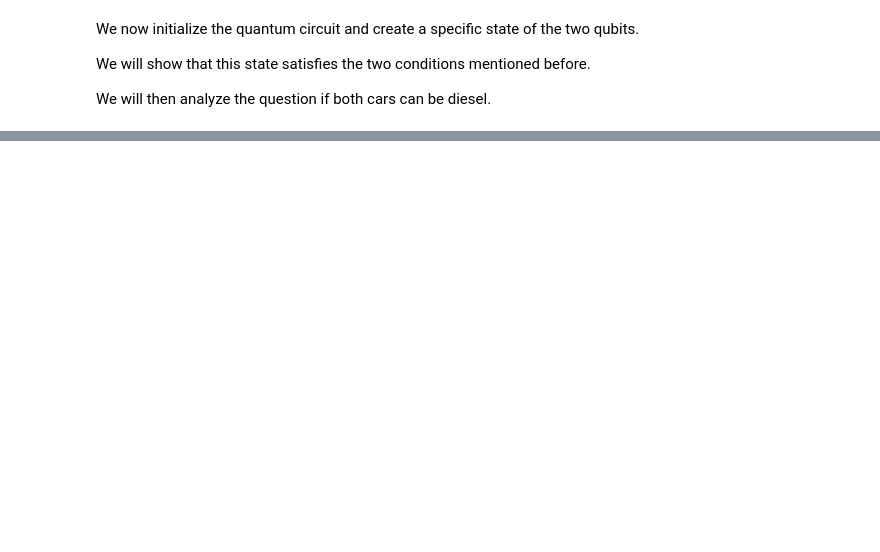
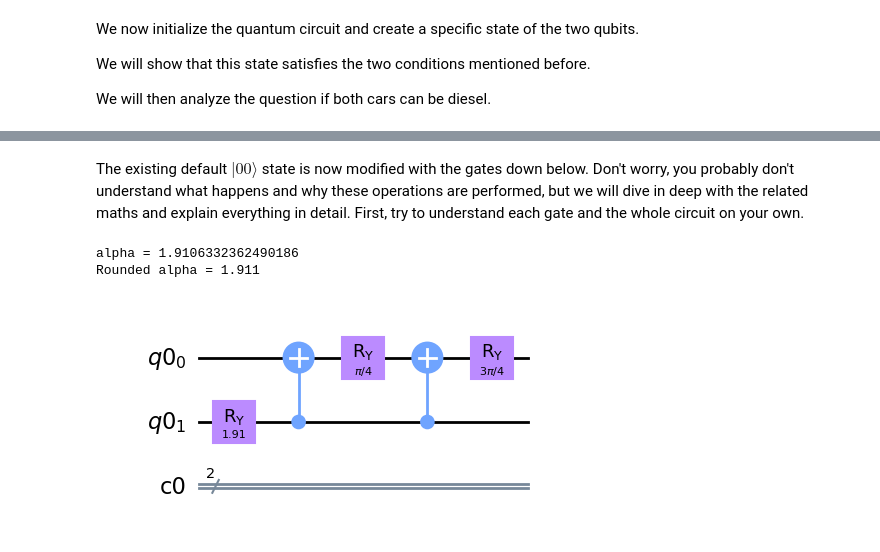
Before and after one commit to JanLahmann/Fun-with-Quantum, a Jupyter notebook: Hardys-Paradox.ipynb, the cells around one changed output, grey strips where cells are left out. Drawn from its saved outputs; the diff is of its cells as text; code cells hidden in the pictures; blank space fills up the shorter version.

```diff
--- a/Hardys-Paradox.ipynb
+++ b/Hardys-Paradox.ipynb
@@ -165,0 +68,21 @@ This is (part of) what makes quantum computers able to outperform classical comp
+# %% [markdown]
+The existing default $ |00\rangle $ state is now modified with the gates down below. Don't worry, you probably don't understand what happens and why these operations are performed, but we will dive in deep with the related maths and explain everything in detail.
+First, try to understand each gate and the whole circuit on your own.
+# %%
+#STEP 1
+alpha = 2*math.acos(math.sqrt(1/3))
+print(f"alpha = {alpha}")
+print(f"Rounded alpha = {round(alpha, 3)}")
+qc_hardy.ry(alpha,q[1])
+#STEP 2
+qc_hardy.cx(q[1],q[0])
+#STEP 3
+qc_hardy.ry((1/4)*math.pi,q[0])
+qc_hardy.cx(q[1],q[0])
+qc_hardy.ry((3/4)*math.pi,q[0])
+
+qc_hardy.draw(output='mpl')
+# %% [output]
+alpha = 1.9106332362490186
+Rounded alpha = 1.911
+[figure, added]
```
Also changed, not shown: parts of 53 cells of this notebook, 12 other files.
